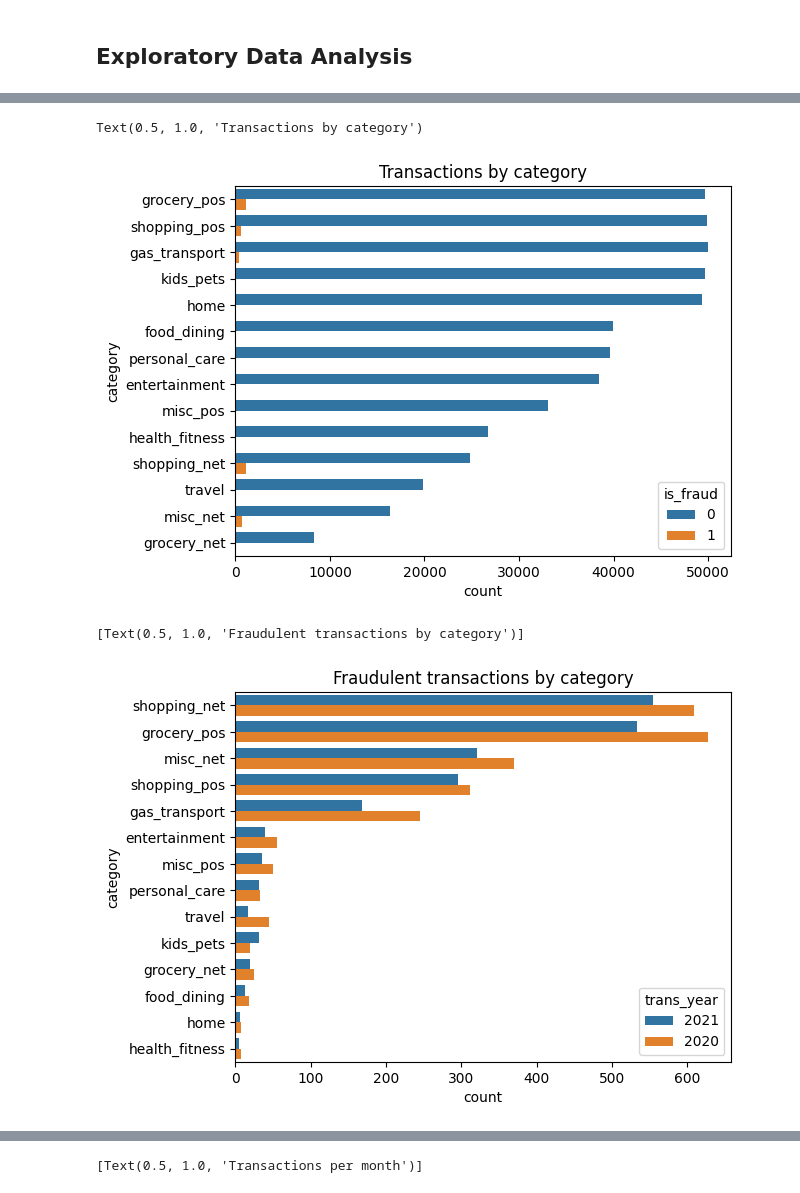
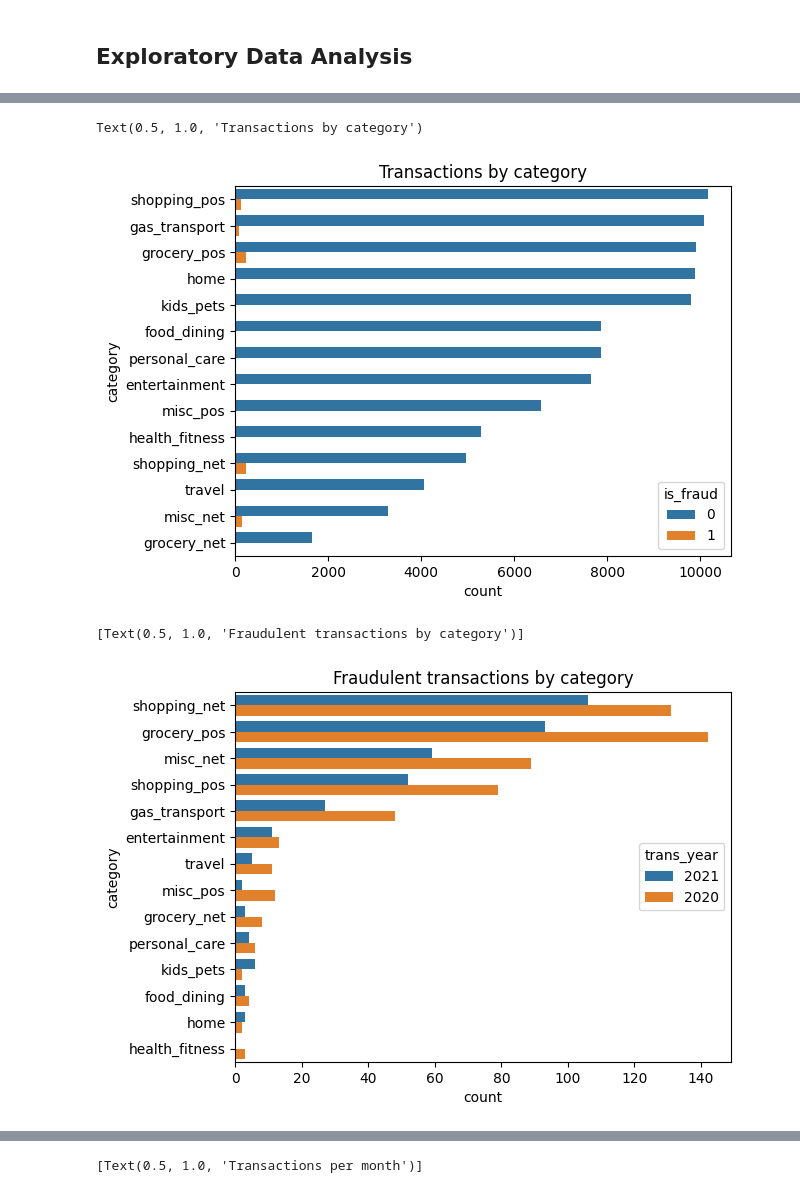
Before and after one commit to kcbioy/dsfc10-sprint3-grp2-constars, a Jupyter notebook: wk1_lab/grp2_sp3wk1_lab_activity.ipynb, the cells around one changed output, grey strips where cells are left out. Drawn from its saved outputs; the diff is of its cells as text; code cells hidden in the pictures.

```diff
--- a/wk1_lab/grp2_sp3wk1_lab_activity.ipynb
+++ b/wk1_lab/grp2_sp3wk1_lab_activity.ipynb
@@ -13,7 +13,7 @@ import matplotlib.pyplot as plt
 # %% [markdown]
 ### Data Prep
 # %%
-cc_fraud = pd.read_csv('../data/full_fraud_dataset.csv',nrows=500000)
+cc_fraud = pd.read_csv('../data/full_fraud_dataset.csv',nrows=100000)
 cc_fraud['full_name'] = cc_fraud['first'] + ' ' + cc_fraud['last']
 print(cc_fraud.shape)
 # %% [output]
@@ -111,12 +134,11 @@ sns.countplot(y='category',hue= 'is_fraud',data=cc_clean, order = cc_clean['cate
 plt.title('Transactions by category')
 # %% [output]
 Text(0.5, 1.0, 'Transactions by category')
-[figure, old version]
+[figure, new version]
 # %%
 sns.countplot(y='category',hue= 'trans_year',data=cc_clean[cc_clean['is_fraud'] == 1],
              order = cc_clean[cc_clean['is_fraud'] == 1]['category'].value_counts().index).set(
-    title = 'Fraudulent transactions by category'
-)
+    title = 'Fraudulent transactions by category')
 # %% [output]
 [Text(0.5, 1.0, 'Fraudulent transactions by category')]
-[figure, old version]
+[figure, new version]
```
Also changed, not shown: parts of 12 cells of this notebook.
